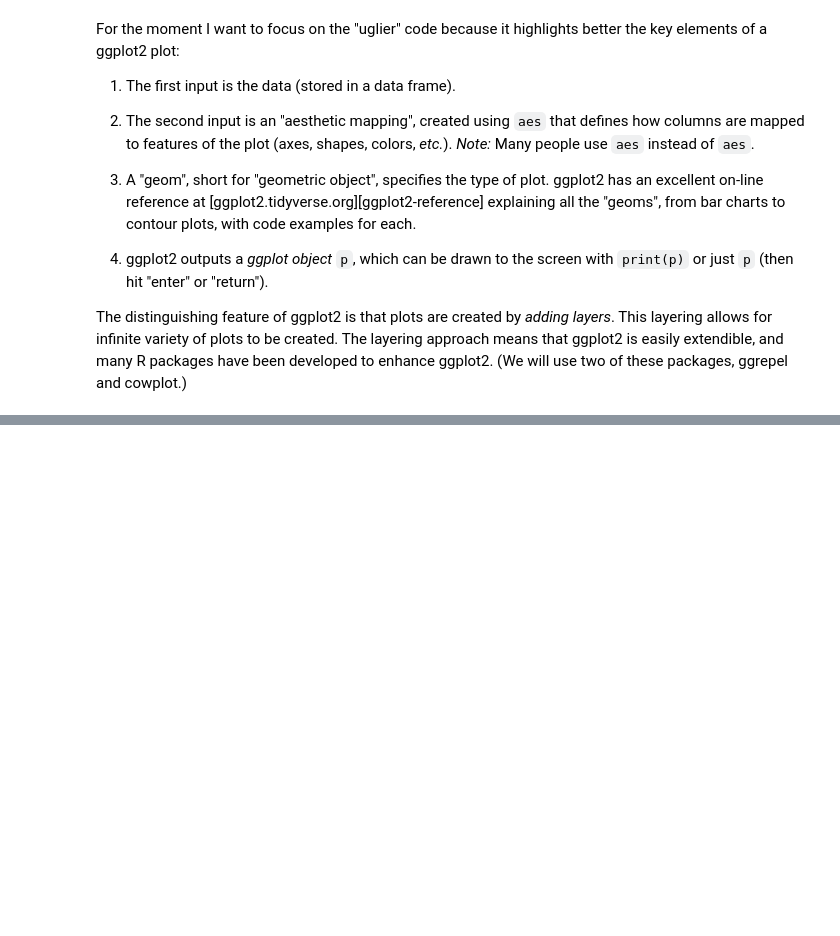
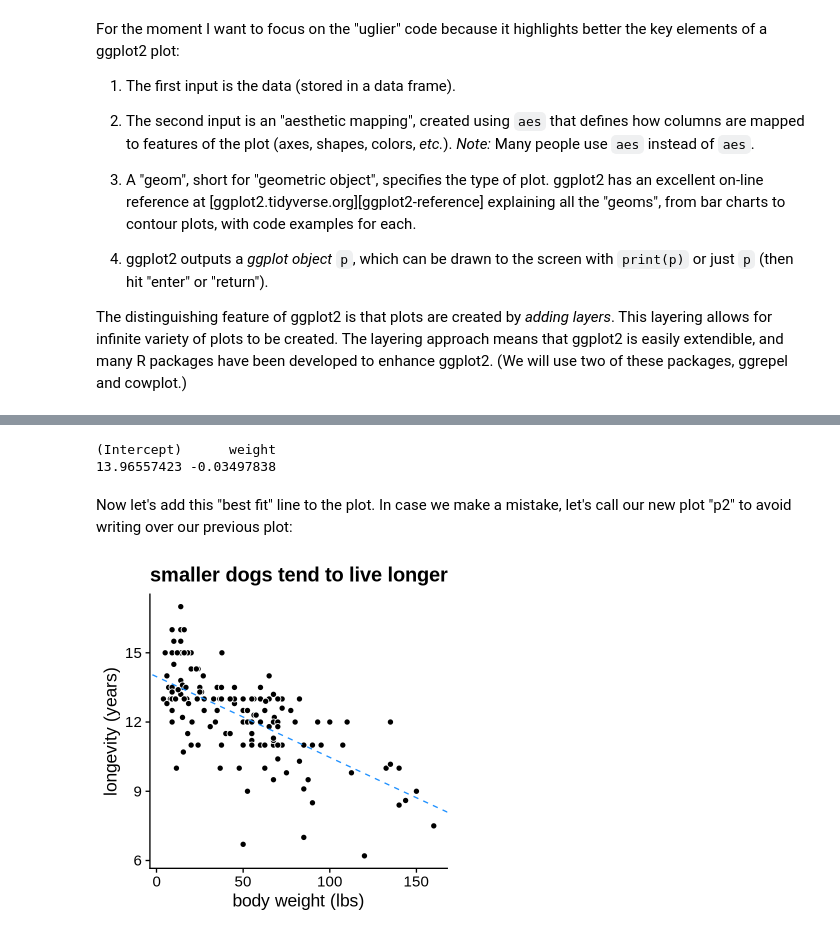
Before and after one commit to pcarbo/qBio9_stuff, a Jupyter notebook: dataviz_qbio9.ipynb, the cells around one changed output, grey strips where cells are left out. Cells and saved outputs as stored; diff of their text form; code cells hidden in the pictures; blank space fills up the shorter version.

Commit message:
Filled out the rest of the dataviz tutorial and fixed the aes_string calls.

```diff
--- a/dataviz_qbio9.ipynb
+++ b/dataviz_qbio9.ipynb
@@ -158,0 +258,18 @@ ggplot2. (We will use two of these packages, ggrepel and cowplot.)
+# %%
+fit <- lm(aod ~ weight,dogs)
+coef(fit)
+# %% [output]
+(Intercept)      weight
+13.96557423 -0.03497838
+# %% [markdown]
+Now let's add this "best fit" line to the plot. In case we make a
+mistake, let's call our new plot "p2" to avoid writing over our
+previous plot:
+# %%
+b <- coef(fit)
+p2 <- p +
+  geom_abline(color = "dodgerblue",linetype = "dashed",
+              intercept = b[1],slope = b[2])
+p2
+# %% [output]
+[figure, added]
```
Also changed, not shown: parts of 26 cells of this notebook.
